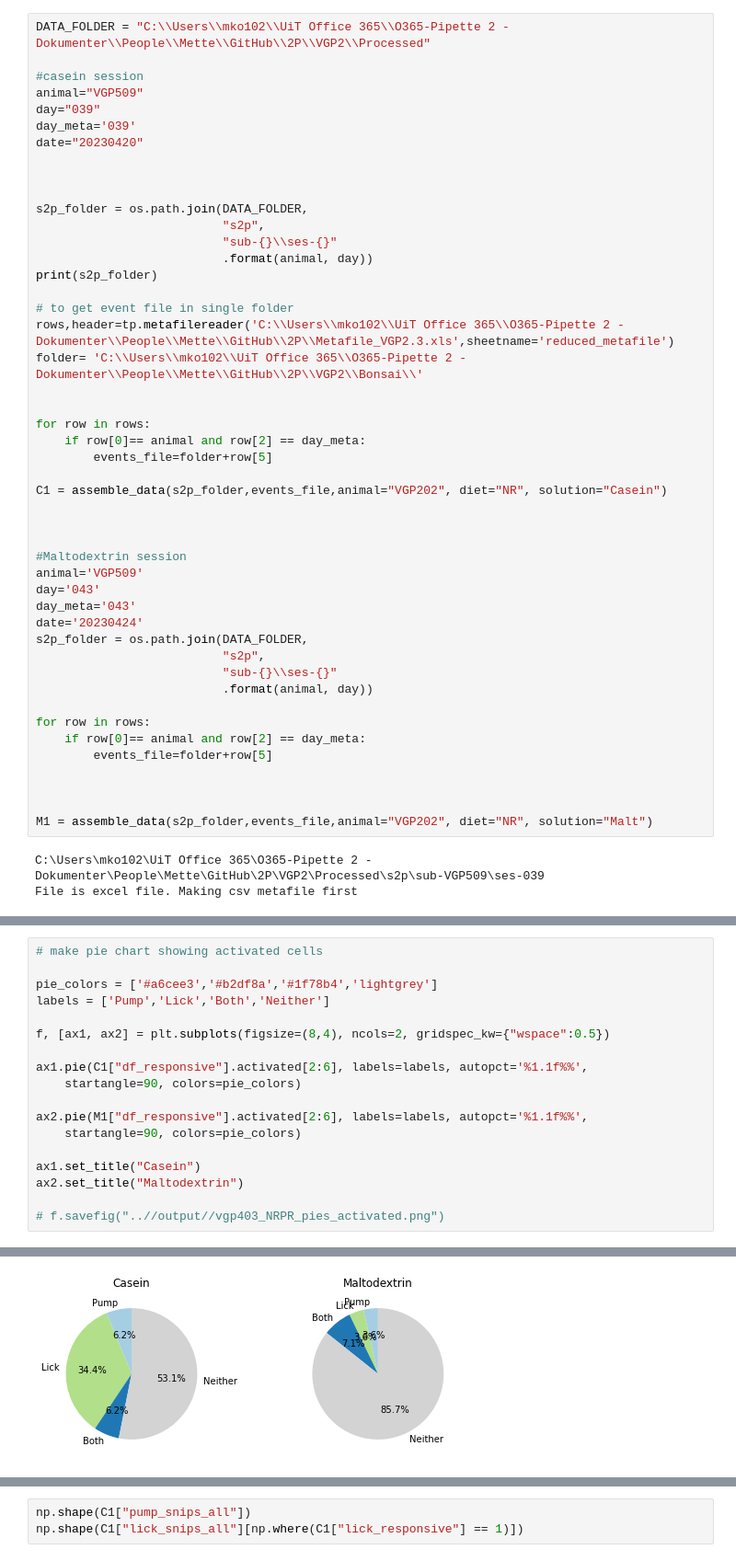
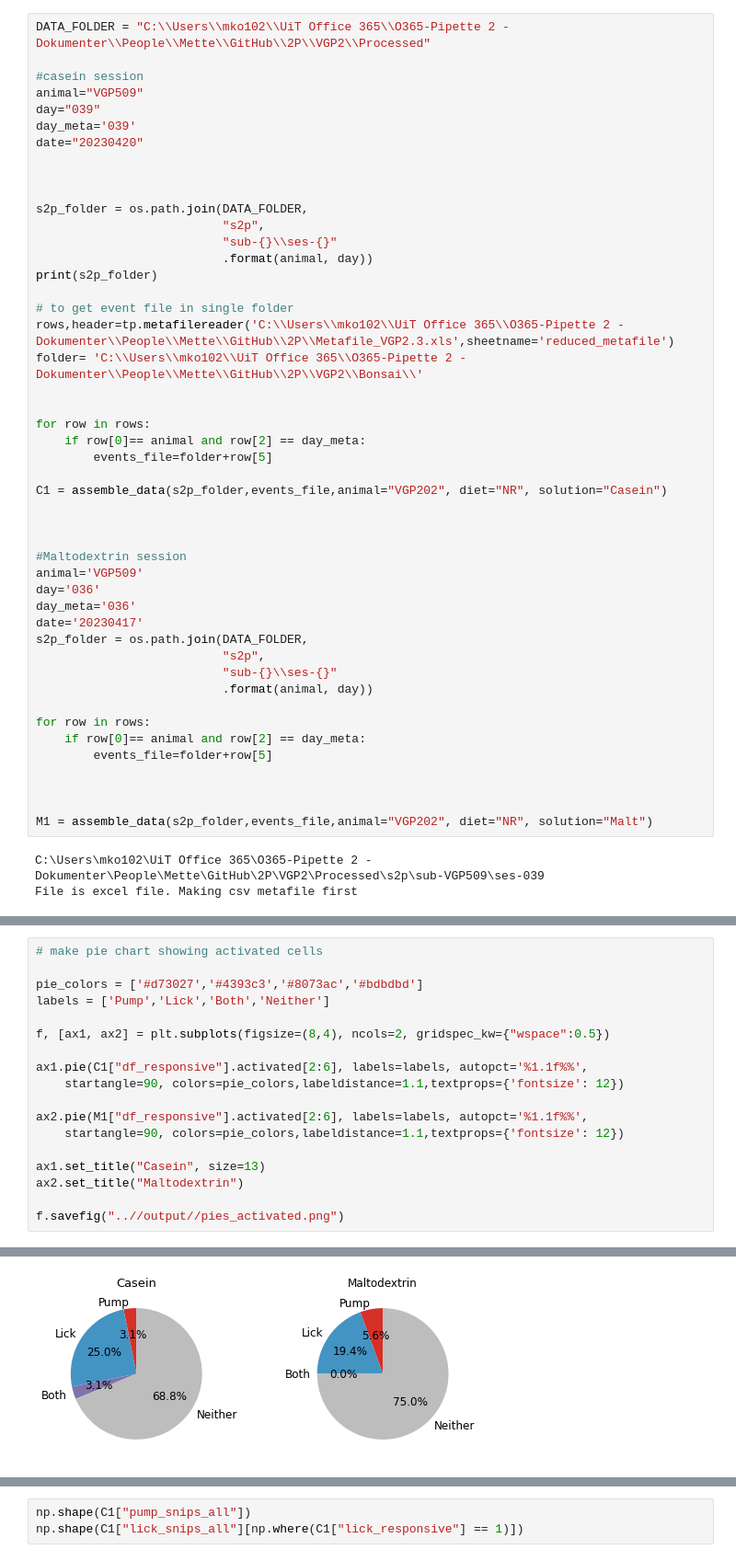
Before and after one commit to jetsetmette/VGP, a Jupyter notebook: notebooks/BNA_figs_representative.ipynb, the cells around one changed output, grey strips where cells are left out. Shown at 92% size. Drawn from its saved outputs; the diff is of its cells as text.

```diff
--- a/notebooks/BNA_figs_representative.ipynb
+++ b/notebooks/BNA_figs_representative.ipynb
@@ -40,9 +40,9 @@ C1 = assemble_data(s2p_folder,events_file,animal="VGP202", diet="NR", solution="
 
 #Maltodextrin session
 animal='VGP509'
-day='043'
-day_meta='043'
-date='20230424'
+day='036'
+day_meta='036'
+date='20230417'
 s2p_folder = os.path.join(DATA_FOLDER,
                           "s2p",
                           "sub-{}\\ses-{}"
@@ -172,19 +195,19 @@ Name: activated, dtype: int64
 # %%
 # make pie chart showing activated cells
 
-pie_colors = ['#a6cee3','#b2df8a','#1f78b4','lightgrey']
+pie_colors = ['#d73027','#4393c3','#8073ac','#bdbdbd']
 labels = ['Pump','Lick','Both','Neither']
 
 f, [ax1, ax2] = plt.subplots(figsize=(8,4), ncols=2, gridspec_kw={"wspace":0.5})
 
 ax1.pie(C1["df_responsive"].activated[2:6], labels=labels, autopct='%1.1f%%',
-    startangle=90, colors=pie_colors)
+    startangle=90, colors=pie_colors,labeldistance=1.1,textprops={'fontsize': 12})
 
 ax2.pie(M1["df_responsive"].activated[2:6], labels=labels, autopct='%1.1f%%',
-    startangle=90, colors=pie_colors)
+    startangle=90, colors=pie_colors,labeldistance=1.1,textprops={'fontsize': 12})
 
-ax1.set_title("Casein")
+ax1.set_title("Casein", size=13)
 ax2.set_title("Maltodextrin")
 
-# f.savefig("..//output//vgp403_NRPR_pies_activated.png")
+f.savefig("..//output//pies_activated.png")
 # %% [output]
@@ -192 +214 @@ Text(0.5, 1.0, 'Maltodextrin')
-[figure, old version]
+[figure, new version]
```
Also changed, not shown: parts of 9 cells of this notebook.
